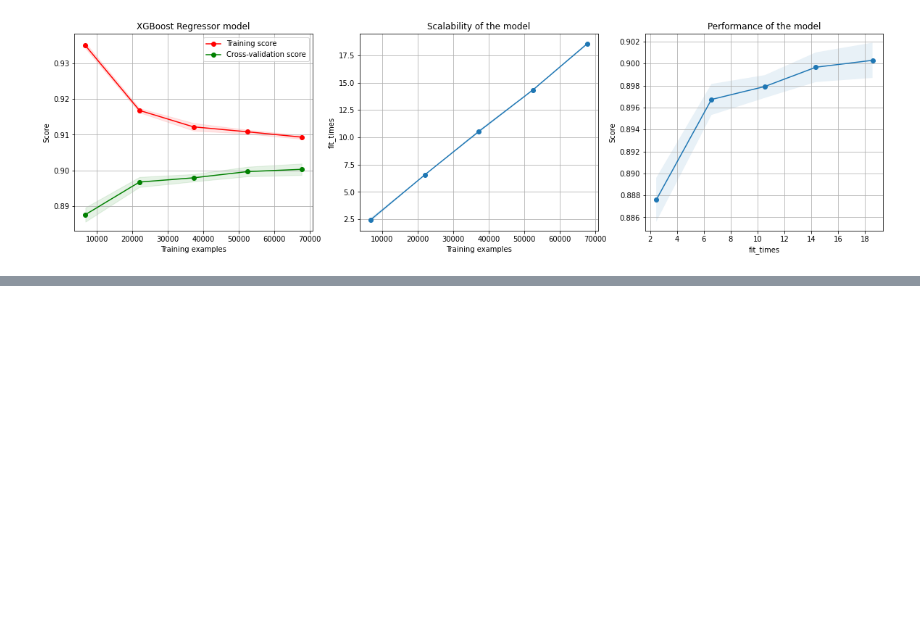
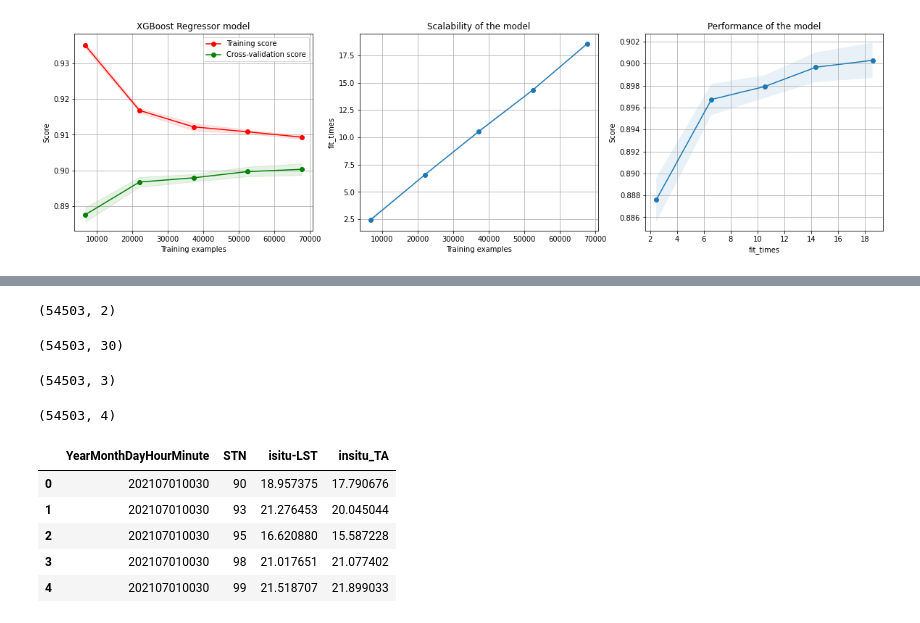
Before and after one commit to luanakwon/GroundTemperature, a Jupyter notebook: GroundTemp.ipynb, the cells around one changed output, grey strips where cells are left out. Saved outputs shown, nothing was run; the diff lists cells and outputs as text; code cells hidden in the pictures; blank space fills up the shorter version.

```diff
--- a/GroundTemp.ipynb
+++ b/GroundTemp.ipynb
@@ -502,0 +578,43 @@ plt.show()
+# %%
+submissionFormat = pd.read_csv('submissionFormat.csv',usecols=["YearMonthDayHourMinute","STN"])
+submissionFormat.shape
+# %% [output]
+(54503, 2)
+# %%
+X_test = pd.read_csv('TestFeatures.csv',usecols=features)
+X_test_unique = X_test.loc[:,["YearMonthDayHourMinute","STN"]]
+# Split YMDH to 4 different columns
+YMDH = pd.to_datetime(X_test["YearMonthDayHourMinute"])
+X_test.insert(0,'Hour',YMDH.dt.hour)
+X_test.insert(0,'Day',YMDH.dt.day)
+X_test.insert(0,'Month',YMDH.dt.month)
+X_test.insert(0,'Year',YMDH.dt.year)
+X_test.drop(columns=timecol[0], inplace=True)
+print(X_test.shape)
+# %% [output]
+(54503, 30)
+# %%
+mm = xgb.XGBRegressor()
+mm.load_model('XGBR0627.txt')
+pred = mm.predict(X_test)
+X_test_unique['isitu-LST'] = pred.reshape(-1,1)
+print(X_test_unique.shape)
+# %% [output]
+(54503, 3)
+# %%
+mm2 = XGBR_model
+pred = mm2.predict(X_test)
+X_test_unique['insitu_TA'] = pred
+print(X_test_unique.shape)
+# %% [output]
+(54503, 4)
+# %%
+submissionFormat = submissionFormat.merge(X_test_unique,on=["YearMonthDayHourMinute","STN"])
+submissionFormat.head()
+# %% [output]
+|  | YearMonthDayHourMinute | STN | isitu-LST | insitu_TA |
+| 0 | 202107010030 | 90 | 18.957375 | 17.790676 |
+| 1 | 202107010030 | 93 | 21.276453 | 20.045044 |
+| 2 | 202107010030 | 95 | 16.620880 | 15.587228 |
+| 3 | 202107010030 | 98 | 21.017651 | 21.077402 |
+| 4 | 202107010030 | 99 | 21.518707 | 21.899033 |
```
Also changed, not shown: parts of 31 cells of this notebook.
